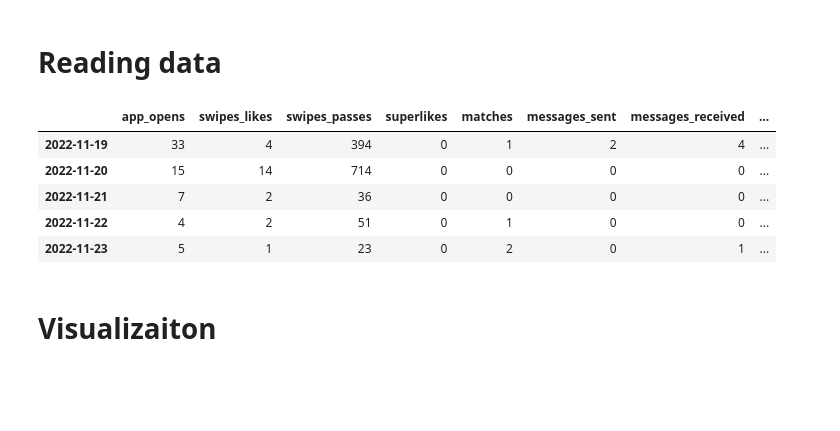
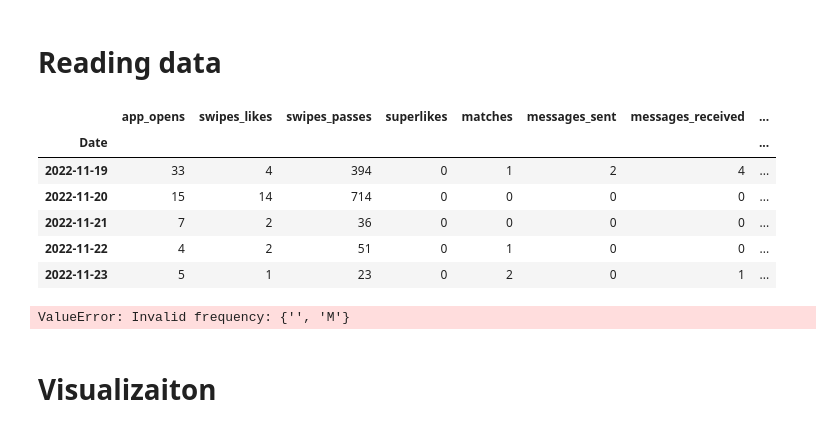
Before and after one commit to saminourji/TinderAnalysis, a Jupyter notebook: main.ipynb, the cells around one changed output. Saved outputs shown, nothing was run; the diff lists cells and outputs as text; code cells hidden in the pictures; blank space fills up the shorter version.

```diff
--- a/main.ipynb
+++ b/main.ipynb
@@ -9,17 +9,37 @@ plt.close("all")
 # %%
 #Ref: https://medium.com/analytics-vidhya/tinder-data-54ba494e0a59
 f = open('Data/myData/data.json', 'r', encoding="utf8")
 data = json.load(f)["Usage"]
 
 df = pd.DataFrame.from_dict(data)
+df.index.name = "Date"
 df.head()
 # df.describe()
 # %% [output]
 |  | app_opens | swipes_likes | swipes_passes | superlikes | matches | messages_sent | messages_received | ... |
+| Date |  |  |  |  |  |  |  | ... |
 | 2022-11-19 | 33 | 4 | 394 | 0 | 1 | 2 | 4 | ... |
 | 2022-11-20 | 15 | 14 | 714 | 0 | 0 | 0 | 0 | ... |
 | 2022-11-21 | 7 | 2 | 36 | 0 | 0 | 0 | 0 | ... |
 | 2022-11-22 | 4 | 2 | 51 | 0 | 1 | 0 | 0 | ... |
 | 2022-11-23 | 5 | 1 | 23 | 0 | 2 | 0 | 1 | ... |
+# %%
+df = df.drop(["superlikes", "advertising_id", "idfa"], axis = 1)
+df.index = pd.to_datetime(df.index)
+
+df_weekly = df.resample("BMS").sum()
+
+df_scaled = df_weekly.resample({"","M"}).sum()
+df_scaled["swipes_passes_pct"] = 100*df_scaled["swipes_passes"] /(df_scaled["swipes_likes"]  + df_scaled["swipes_passes"] )
+df_scaled["swipes_likes"] = 100*df_scaled["swipes_likes"] /(df_scaled["swipes_likes"]  + df_scaled["swipes_passes"] )
+df_scaled["swipes_passes"] = df_scaled["swipes_passes_pct"]
+df_scaled = df_scaled.drop("swipes_passes_pct", axis = 1)
+# df_scaled = df_scaled["swipes_likes"].transform(lambda x: 100*x/(df_weekly["swipes_likes"]+df_weekly["swipes_passes"]))
+
+df_weekly.head()
+df_scaled.head()
+# df = df.groupby()
+# %% [output]
+ValueError: Invalid frequency: {'', 'M'}
 # %% [markdown]
 # Visualizaiton
```
Also changed, not shown: parts of 2 cells of this notebook, 1 other file.
